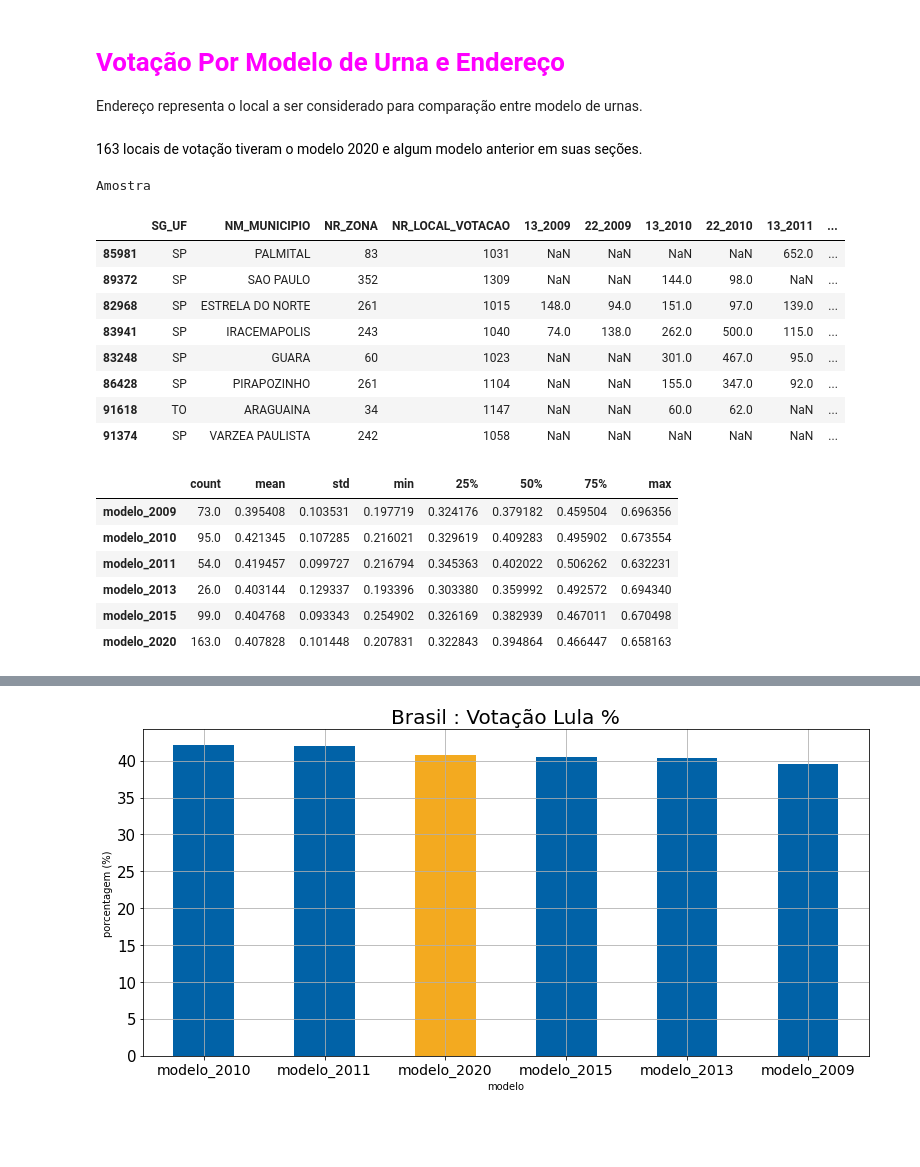
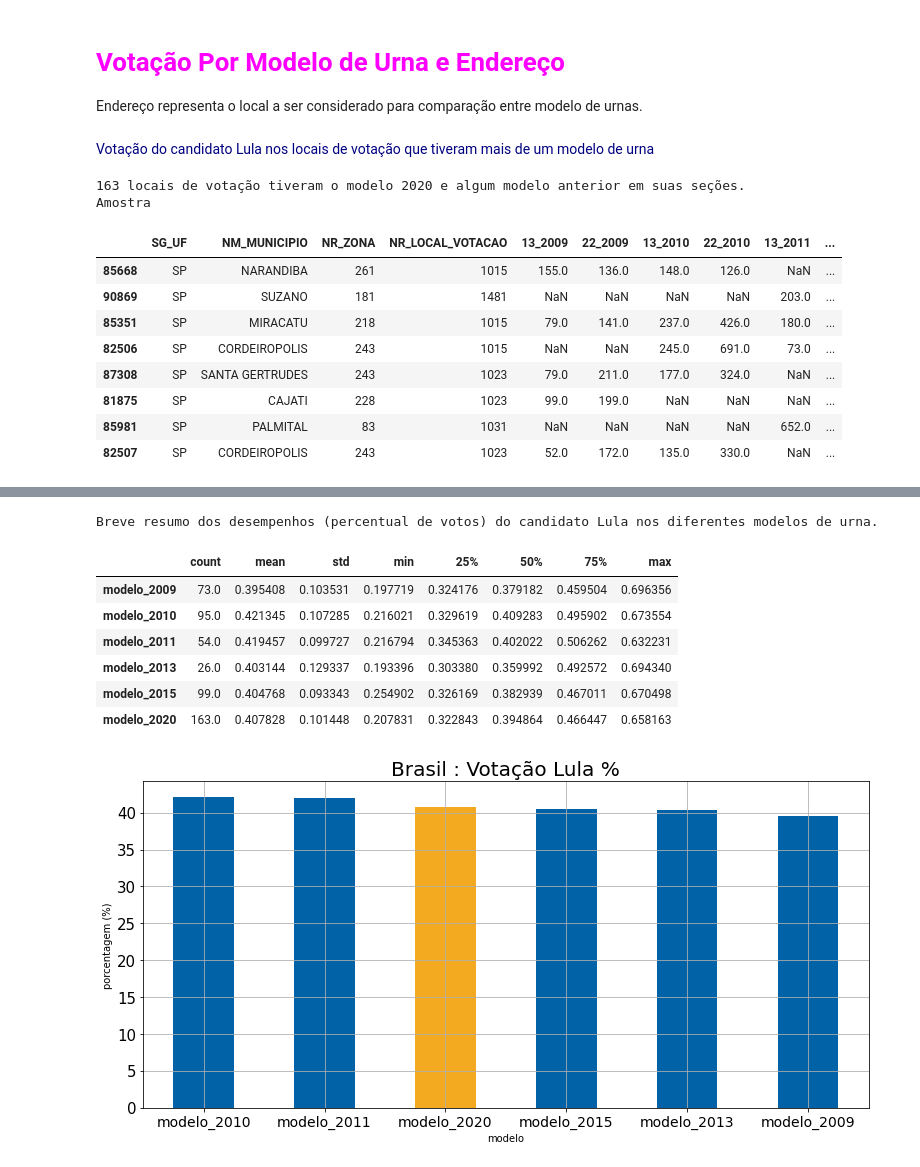
Before and after one commit to talestsp/audit2022p, a Jupyter notebook: notebooks/2.1 - AnáliseModeloDeUrnaVotação.ipynb, the cells around one changed output, grey strips where cells are left out. Saved outputs shown, nothing was run; the diff lists cells and outputs as text; code cells hidden in the pictures; blank space fills up the shorter version.

```diff
--- a/notebooks/2.1 - AnáliseModeloDeUrnaVotação.ipynb
+++ b/notebooks/2.1 - AnáliseModeloDeUrnaVotação.ipynb
@@ -177,28 +188,6 @@ compara_modelos = votos_modelo_endereco[(votos_modelo_endereco["qtd_modelos"] >
 compara_modelos_2020 = votos_modelo_endereco[(votos_modelo_endereco["qtd_modelos"] > 1) &
                                              ((~votos_modelo_endereco[('13_2020')].isna()) |
                                               (~votos_modelo_endereco[('22_2020')].isna()))]
-
-if len(compara_modelos_2020) == 0:
-    print()
-    prt.printt(f"Não há modelos iguais para o mesmo local!", size=18, color="red")
-    print(f"definição de local, considerando as variáveis: {COLS_ENDERECO}")
-
-else:
-    prt.printt(f"{len(compara_modelos_2020)} locais de votação tiveram o modelo 2020 e algum modelo anterior em suas seções.", size=18)
-    print("Amostra")
-    prt.display(compara_modelos_2020.sample(8))
-# %% [output]
-163 locais de votação tiveram o modelo 2020 e algum modelo anterior em suas seções.
-Amostra
-|  | SG_UF | NM_MUNICIPIO | NR_ZONA | NR_LOCAL_VOTACAO | 13_2009 | 22_2009 | 13_2010 | 22_2010 | 13_2011 | ... |
-| 85981 | SP | PALMITAL | 83 | 1031 | NaN | NaN | NaN | NaN | 652.0 | ... |
-| 89372 | SP | SAO PAULO | 352 | 1309 | NaN | NaN | 144.0 | 98.0 | NaN | ... |
-| 82968 | SP | ESTRELA DO NORTE | 261 | 1015 | 148.0 | 94.0 | 151.0 | 97.0 | 139.0 | ... |
-| 83941 | SP | IRACEMAPOLIS | 243 | 1040 | 74.0 | 138.0 | 262.0 | 500.0 | 115.0 | ... |
-| 83248 | SP | GUARA | 60 | 1023 | NaN | NaN | 301.0 | 467.0 | 95.0 | ... |
-| 86428 | SP | PIRAPOZINHO | 261 | 1104 | NaN | NaN | 155.0 | 347.0 | 92.0 | ... |
-| 91618 | TO | ARAGUAINA | 34 | 1147 | NaN | NaN | 60.0 | 62.0 | NaN | ... |
-| 91374 | SP | VARZEA PAULISTA | 242 | 1058 | NaN | NaN | NaN | NaN | NaN | ... |
 # %%
 if len(compara_modelos_2020) > 0:
     pro_lula_2009 = compara_modelos_2020.apply(lambda endereco : (endereco['13_2009']) / (endereco['13_2009'] + endereco['22_2009']), axis=1)
@@ -210,6 +203,15 @@ if len(compara_modelos_2020) > 0:
 # %%
 if len(compara_modelos_2020) > 0:
 
+    prt.printt("Votação do candidato Lula nos locais de votação que tiveram mais de um modelo de urna", size=22, color="navy")
+
+    print(f"{len(compara_modelos_2020)} locais de votação tiveram o modelo 2020 e algum modelo anterior em suas seções.")
+    print("Amostra")
+    prt.display(compara_modelos_2020.sample(8))
+    prt.hr()
+
+
+    print("Breve resumo dos desempenhos (percentual de votos) do candidato Lula nos diferentes modelos de urna.")
     pro_lula_describes = pro_lula_2009.describe().to_frame("modelo_2009").transpose() \
                             .append(pro_lula_2010.describe().to_frame("modelo_2010").transpose()) \
                             .append(pro_lula_2011.describe().to_frame("modelo_2011").transpose()) \
@@ -218,6 +220,7 @@ if len(compara_modelos_2020) > 0:
                             .append(pro_lula_2020.describe().to_frame("modelo_2020").transpose())
 
     prt.display(pro_lula_describes)
+
 
     COLOR_MODELO_URNA_BIN = {"modelo_2020": "#f3aa20", "modelo_2009": "#0162a7",
                              "modelo_2010": "#0162a7", "modelo_2011": "#0162a7",
@@ -243,37 +246,42 @@ if len(compara_modelos_2020) > 0:
     ax.title.set_size(20)
     plt.show()
 
 
     #BOXPLOT
 
     fig, ax = plt.subplots()
     ax = pro_lula_2009.to_frame("modelo_2009") \
             .join(pro_lula_2010.to_frame("modelo_2010")) \
             .join(pro_lula_2011.to_frame("modelo_2011")) \
             .join(pro_lula_2013.to_frame("modelo_2013")) \
             .join(pro_lula_2015.to_frame("modelo_2015")) \
             .join(pro_lula_2020.to_frame("modelo_2020")) \
             [pro_lula_describes.sort_values("50%", ascending=False).index] \
         .plot.box(title=f"{ESTADO} - Votação Lula %", grid=True, figsize=(13,7),
                   patch_artist=True, ax=ax, layout=(5,1), medianprops=dict(linestyle='-', linewidth=3))
 
     ax.set(ylabel='porcentagem (%)')
     ax.tick_params(axis='y', which='major', labelsize=15)
     ax.tick_params(axis='x', which='major', labelsize=14)
     ax.title.set_size(20)
 
     for i in range(6):
         ax.findobj(matplotlib.patches.Patch)[i].set_facecolor("#0162a7")
 
     i_2020 = pro_lula_describes.index.to_list().index("modelo_2020")
     ax.findobj(matplotlib.patches.Patch)[i_2020].set_facecolor("#f3aa20")
 
     plt.show()
 # %% [output]
+Votação do candidato Lula nos locais de votação que tiveram mais de um modelo de urna
+163 locais de votação tiveram o modelo 2020 e algum modelo anterior em suas seções.
+Amostra
-|  | count | mean | std | min | 25% | 50% | 75% | max |
-| modelo_2009 | 73.0 | 0.395408 | 0.103531 | 0.197719 | 0.324176 | 0.379182 | 0.459504 | 0.696356 |
-| modelo_2010 | 95.0 | 0.421345 | 0.107285 | 0.216021 | 0.329619 | 0.409283 | 0.495902 | 0.673554 |
-| modelo_2011 | 54.0 | 0.419457 | 0.099727 | 0.216794 | 0.345363 | 0.402022 | 0.506262 | 0.632231 |
-| modelo_2013 | 26.0 | 0.403144 | 0.129337 | 0.193396 | 0.303380 | 0.359992 | 0.492572 | 0.694340 |
-| modelo_2015 | 99.0 | 0.404768 | 0.093343 | 0.254902 | 0.326169 | 0.382939 | 0.467011 | 0.670498 |
-| modelo_2020 | 163.0 | 0.407828 | 0.101448 | 0.207831 | 0.322843 | 0.394864 | 0.466447 | 0.658163 |
+|  | SG_UF | NM_MUNICIPIO | NR_ZONA | NR_LOCAL_VOTACAO | 13_2009 | 22_2009 | 13_2010 | 22_2010 | 13_2011 | ... |
+| 85668 | SP | NARANDIBA | 261 | 1015 | 155.0 | 136.0 | 148.0 | 126.0 | NaN | ... |
+| 90869 | SP | SUZANO | 181 | 1481 | NaN | NaN | NaN | NaN | 203.0 | ... |
+| 85351 | SP | MIRACATU | 218 | 1015 | 79.0 | 141.0 | 237.0 | 426.0 | 180.0 | ... |
+| 82506 | SP | CORDEIROPOLIS | 243 | 1015 | NaN | NaN | 245.0 | 691.0 | 73.0 | ... |
+| 87308 | SP | SANTA GERTRUDES | 243 | 1023 | 79.0 | 211.0 | 177.0 | 324.0 | NaN | ... |
+| 81875 | SP | CAJATI | 228 | 1023 | 99.0 | 199.0 | NaN | NaN | NaN | ... |
+| 85981 | SP | PALMITAL | 83 | 1031 | NaN | NaN | NaN | NaN | 652.0 | ... |
+| 82507 | SP | CORDEIROPOLIS | 243 | 1023 | 52.0 | 172.0 | 135.0 | 330.0 | NaN | ... |
@@ -280,2 +289,10 @@ if len(compara_modelos_2020) > 0:
+Breve resumo dos desempenhos (percentual de votos) do candidato Lula nos diferentes modelos de urna.
+|  | count | mean | std | min | 25% | 50% | 75% | max |
+| modelo_2009 | 73.0 | 0.395408 | 0.103531 | 0.197719 | 0.324176 | 0.379182 | 0.459504 | 0.696356 |
+| modelo_2010 | 95.0 | 0.421345 | 0.107285 | 0.216021 | 0.329619 | 0.409283 | 0.495902 | 0.673554 |
+| modelo_2011 | 54.0 | 0.419457 | 0.099727 | 0.216794 | 0.345363 | 0.402022 | 0.506262 | 0.632231 |
+| modelo_2013 | 26.0 | 0.403144 | 0.129337 | 0.193396 | 0.303380 | 0.359992 | 0.492572 | 0.694340 |
+| modelo_2015 | 99.0 | 0.404768 | 0.093343 | 0.254902 | 0.326169 | 0.382939 | 0.467011 | 0.670498 |
+| modelo_2020 | 163.0 | 0.407828 | 0.101448 | 0.207831 | 0.322843 | 0.394864 | 0.466447 | 0.658163 |
 [figure]
 [figure]
```
Also changed, not shown: parts of 14 cells of this notebook, 6 other files.
